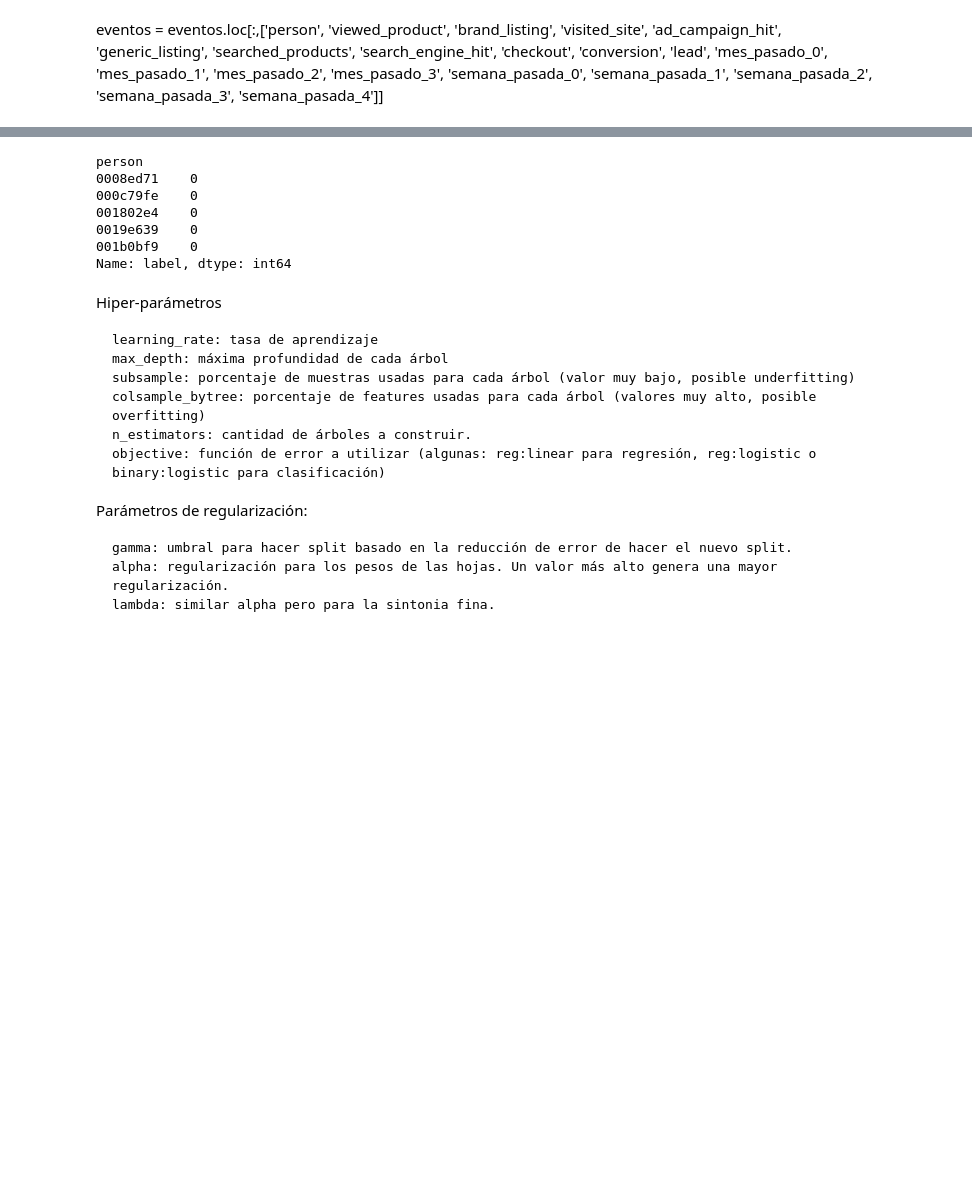
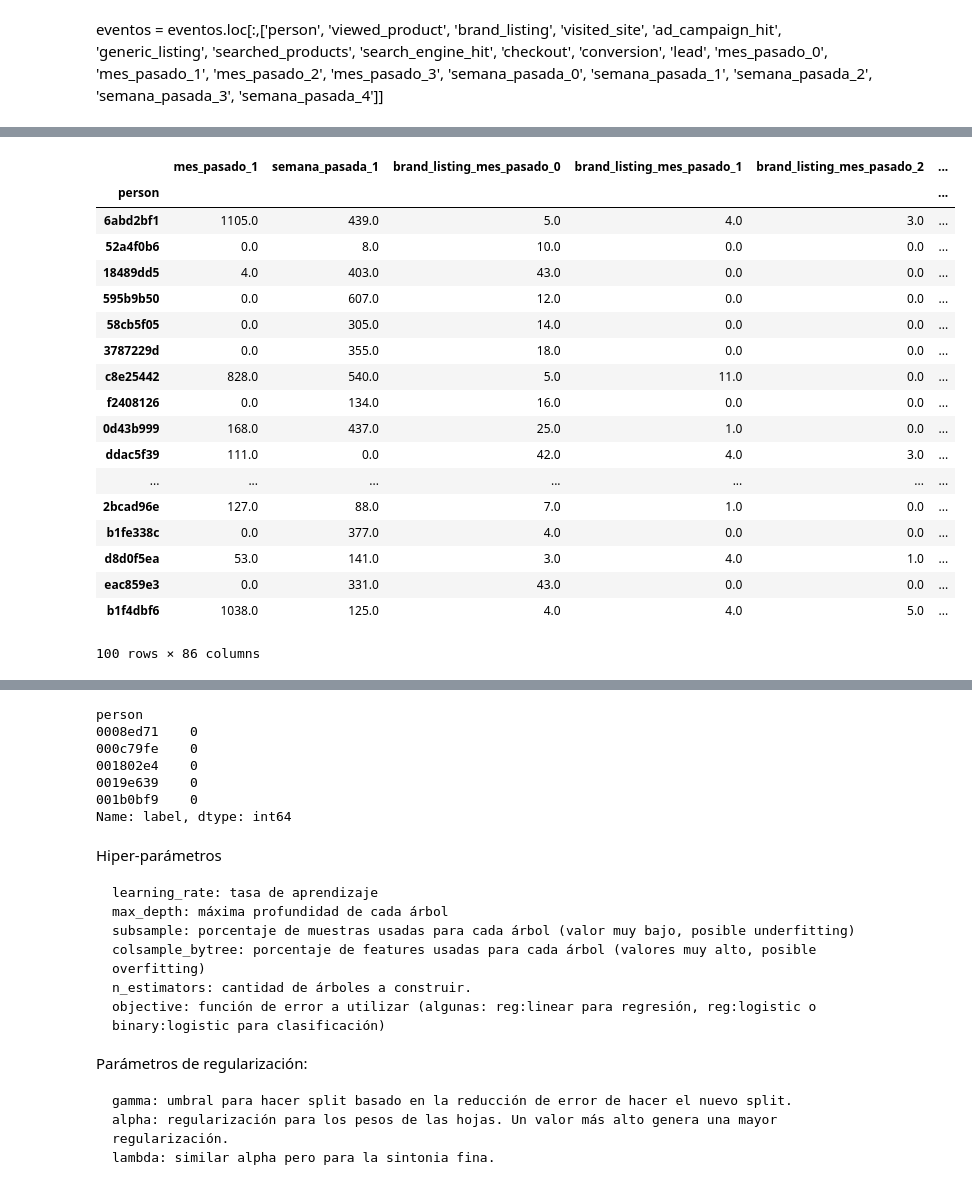
Before and after one commit to lituarte/Datos-TP2, a Jupyter notebook: XGBOOST.ipynb, the cells around one changed output, grey strips where cells are left out. Saved outputs shown, nothing was run; the diff lists cells and outputs as text; code cells hidden in the pictures; blank space fills up the shorter version.

```diff
--- a/XGBOOST.ipynb
+++ b/XGBOOST.ipynb
@@ -357,0 +288,22 @@ usuarios_con_labels.head()
+# %%
+usuarios_con_labels.sort_values('viewed_product_mes_pasado_0', ascending = False).head(100)
+# %% [output]
+|  | mes_pasado_1 | semana_pasada_1 | brand_listing_mes_pasado_0 | brand_listing_mes_pasado_1 | brand_listing_mes_pasado_2 | ... |
+| person |  |  |  |  |  | ... |
+| 6abd2bf1 | 1105.0 | 439.0 | 5.0 | 4.0 | 3.0 | ... |
+| 52a4f0b6 | 0.0 | 8.0 | 10.0 | 0.0 | 0.0 | ... |
+| 18489dd5 | 4.0 | 403.0 | 43.0 | 0.0 | 0.0 | ... |
+| 595b9b50 | 0.0 | 607.0 | 12.0 | 0.0 | 0.0 | ... |
+| 58cb5f05 | 0.0 | 305.0 | 14.0 | 0.0 | 0.0 | ... |
+| 3787229d | 0.0 | 355.0 | 18.0 | 0.0 | 0.0 | ... |
+| c8e25442 | 828.0 | 540.0 | 5.0 | 11.0 | 0.0 | ... |
+| f2408126 | 0.0 | 134.0 | 16.0 | 0.0 | 0.0 | ... |
+| 0d43b999 | 168.0 | 437.0 | 25.0 | 1.0 | 0.0 | ... |
+| ddac5f39 | 111.0 | 0.0 | 42.0 | 4.0 | 3.0 | ... |
+| ... | ... | ... | ... | ... | ... | ... |
+| 2bcad96e | 127.0 | 88.0 | 7.0 | 1.0 | 0.0 | ... |
+| b1fe338c | 0.0 | 377.0 | 4.0 | 0.0 | 0.0 | ... |
+| d8d0f5ea | 53.0 | 141.0 | 3.0 | 4.0 | 1.0 | ... |
+| eac859e3 | 0.0 | 331.0 | 43.0 | 0.0 | 0.0 | ... |
+| b1f4dbf6 | 1038.0 | 125.0 | 4.0 | 4.0 | 5.0 | ... |
+100 rows × 86 columns
```
Also changed, not shown: parts of 26 cells of this notebook.
